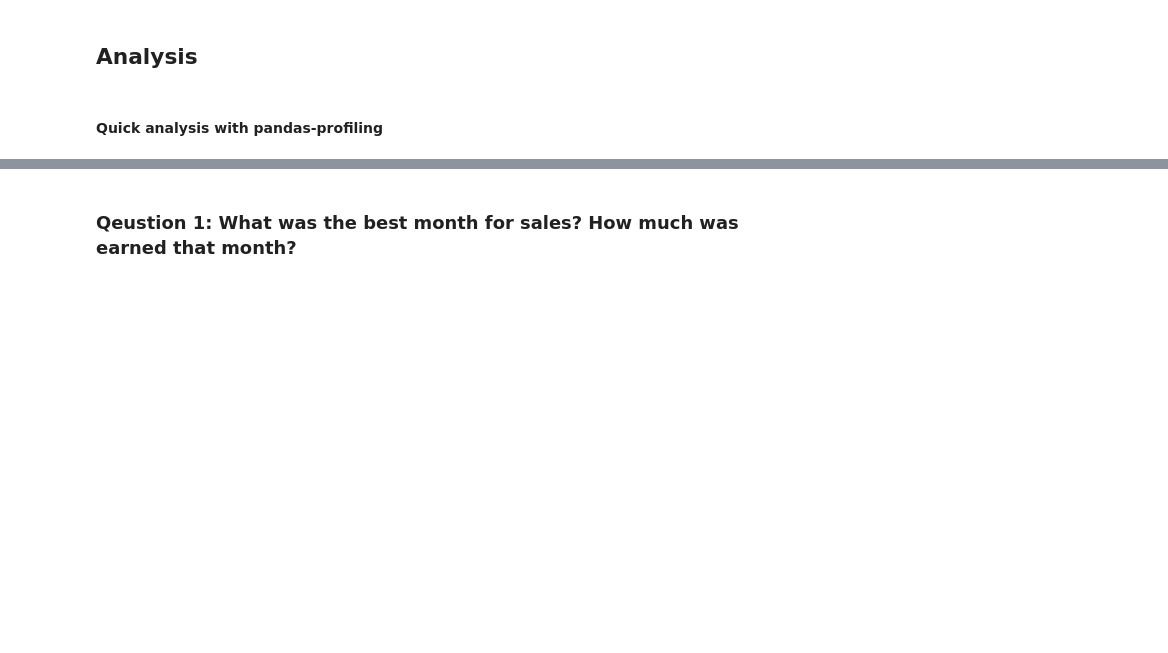
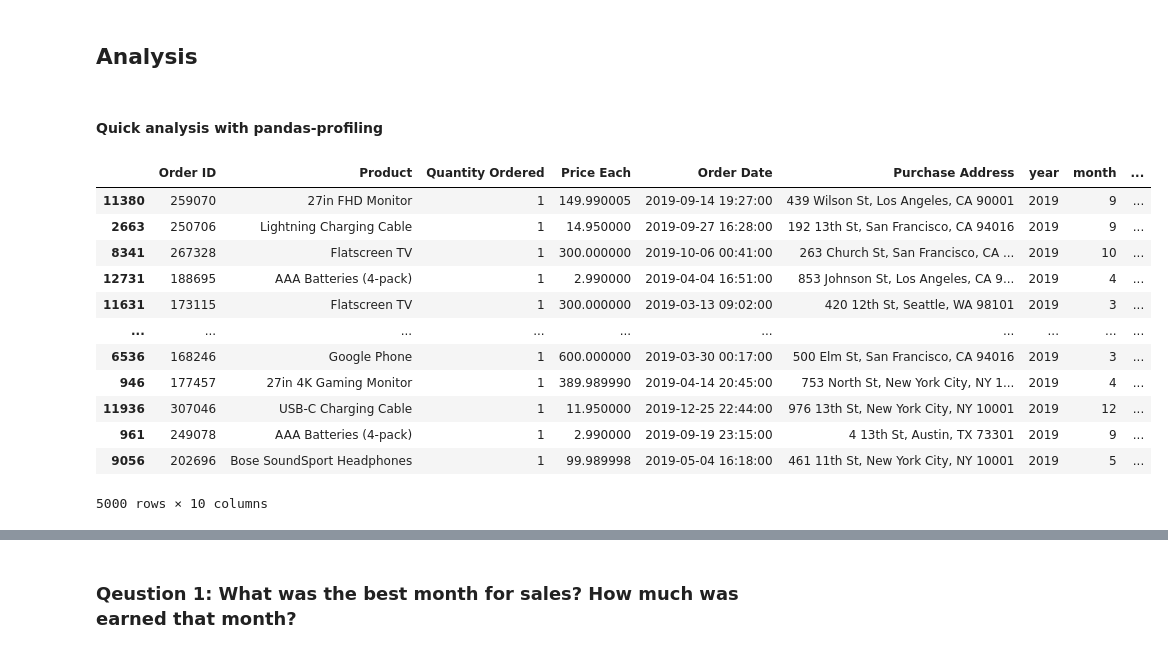
Before and after one commit to Kokolipa/pandas-projects, a Jupyter notebook: Pandas Project 1/Analysis.ipynb, the cells around one changed output, grey strips where cells are left out. Cells and saved outputs as stored; diff of their text form; code cells hidden in the pictures; blank space fills up the shorter version.

Commit message:
Modigying sample dataset to imporove HTML output

```diff
--- a/Pandas Project 1/Analysis.ipynb
+++ b/Pandas Project 1/Analysis.ipynb
@@ -197,5 +209,22 @@ data_updated.head()
 ## Analysis
 # %% [markdown]
 #### Quick analysis with pandas-profiling
+# %%
+sample_dataset = data_updated.sample(n=5000, random_state=2023)
+sample_dataset
+# %% [output]
+|  | Order ID | Product | Quantity Ordered | Price Each | Order Date | Purchase Address | year | month | ... |
+| 11380 | 259070 | 27in FHD Monitor | 1 | 149.990005 | 2019-09-14 19:27:00 | 439 Wilson St, Los Angeles, CA 90001 | 2019 | 9 | ... |
+| 2663 | 250706 | Lightning Charging Cable | 1 | 14.950000 | 2019-09-27 16:28:00 | 192 13th St, San Francisco, CA 94016 | 2019 | 9 | ... |
+| 8341 | 267328 | Flatscreen TV | 1 | 300.000000 | 2019-10-06 00:41:00 | 263 Church St, San Francisco, CA ... | 2019 | 10 | ... |
+| 12731 | 188695 | AAA Batteries (4-pack) | 1 | 2.990000 | 2019-04-04 16:51:00 | 853 Johnson St, Los Angeles, CA 9... | 2019 | 4 | ... |
+| 11631 | 173115 | Flatscreen TV | 1 | 300.000000 | 2019-03-13 09:02:00 | 420 12th St, Seattle, WA 98101 | 2019 | 3 | ... |
+| ... | ... | ... | ... | ... | ... | ... | ... | ... | ... |
+| 6536 | 168246 | Google Phone | 1 | 600.000000 | 2019-03-30 00:17:00 | 500 Elm St, San Francisco, CA 94016 | 2019 | 3 | ... |
+| 946 | 177457 | 27in 4K Gaming Monitor | 1 | 389.989990 | 2019-04-14 20:45:00 | 753 North St, New York City, NY 1... | 2019 | 4 | ... |
+| 11936 | 307046 | USB-C Charging Cable | 1 | 11.950000 | 2019-12-25 22:44:00 | 976 13th St, New York City, NY 10001 | 2019 | 12 | ... |
+| 961 | 249078 | AAA Batteries (4-pack) | 1 | 2.990000 | 2019-09-19 23:15:00 | 4 13th St, Austin, TX 73301 | 2019 | 9 | ... |
+| 9056 | 202696 | Bose SoundSport Headphones | 1 | 99.989998 | 2019-05-04 16:18:00 | 461 11th St, New York City, NY 10001 | 2019 | 5 | ... |
+5000 rows × 10 columns
 # %%
 # Generating a sample report on 5000 rows
```
Also changed, not shown: parts of 8 cells of this notebook, 2 other files.
